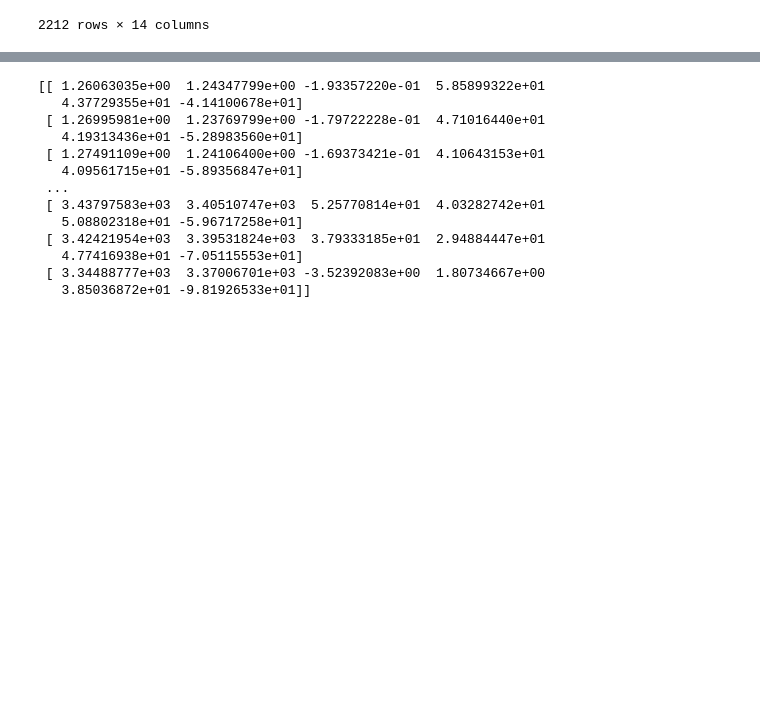
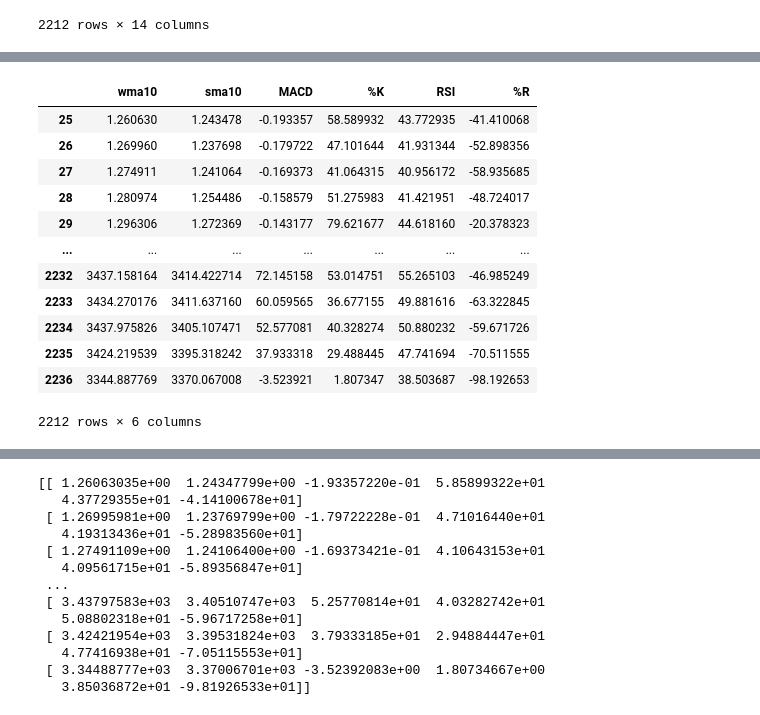
Before and after one commit to Nongbon/208499, a Jupyter notebook: draft_lable_1.ipynb, the cells around one changed output, grey strips where cells are left out. Drawn from its saved outputs; the diff is of its cells as text; code cells hidden in the pictures; blank space fills up the shorter version.

```diff
--- a/draft_lable_1.ipynb
+++ b/draft_lable_1.ipynb
@@ -225,0 +234,9 @@ data
+# %%
+data = data.astype({"Y":int})
+# %%
+from sklearn.model_selection import train_test_split
+
+X = data[['wma10','sma10','MACD','%K','RSI','%R']]
+y = data.Y
+X_train, X_test, y_train, y_test \
+    = train_test_split(X, y, test_size=0.20, random_state=0)
@@ -225,0 +258,16 @@ data
+# %%
+X
+# %% [output]
+|  | wma10 | sma10 | MACD | %K | RSI | %R |
+| 25 | 1.260630 | 1.243478 | -0.193357 | 58.589932 | 43.772935 | -41.410068 |
+| 26 | 1.269960 | 1.237698 | -0.179722 | 47.101644 | 41.931344 | -52.898356 |
+| 27 | 1.274911 | 1.241064 | -0.169373 | 41.064315 | 40.956172 | -58.935685 |
+| 28 | 1.280974 | 1.254486 | -0.158579 | 51.275983 | 41.421951 | -48.724017 |
+| 29 | 1.296306 | 1.272369 | -0.143177 | 79.621677 | 44.618160 | -20.378323 |
+| ... | ... | ... | ... | ... | ... | ... |
+| 2232 | 3437.158164 | 3414.422714 | 72.145158 | 53.014751 | 55.265103 | -46.985249 |
+| 2233 | 3434.270176 | 3411.637160 | 60.059565 | 36.677155 | 49.881616 | -63.322845 |
+| 2234 | 3437.975826 | 3405.107471 | 52.577081 | 40.328274 | 50.880232 | -59.671726 |
+| 2235 | 3424.219539 | 3395.318242 | 37.933318 | 29.488445 | 47.741694 | -70.511555 |
+| 2236 | 3344.887769 | 3370.067008 | -3.523921 | 1.807347 | 38.503687 | -98.192653 |
+2212 rows × 6 columns
```
Also changed, not shown: parts of 14 cells of this notebook.
